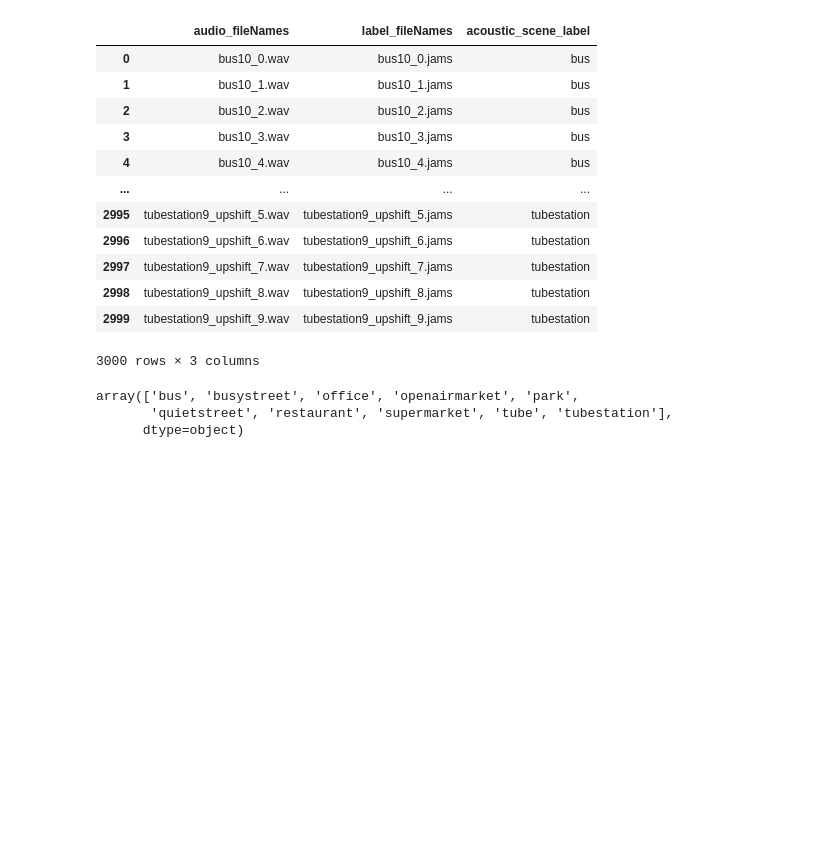
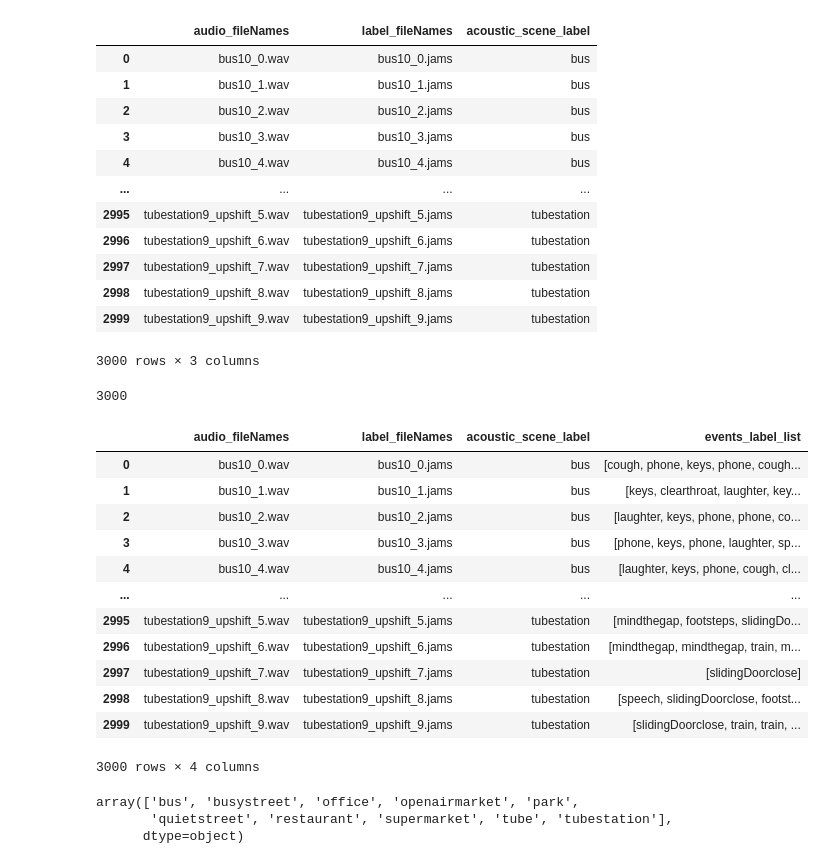
Before and after one commit to darshitttt/ASC_AED_JoinTask, a Jupyter notebook: rough.ipynb, the cells around one changed output. Saved outputs shown, nothing was run; the diff lists cells and outputs as text; code cells hidden in the pictures; blank space fills up the shorter version.

```diff
--- a/rough.ipynb
+++ b/rough.ipynb
@@ -144,3 +162,28 @@ file_count
 | 2998 | tubestation9_upshift_8.wav | tubestation9_upshift_8.jams | tubestation |
 | 2999 | tubestation9_upshift_9.wav | tubestation9_upshift_9.jams | tubestation |
 3000 rows × 3 columns
+# %%
+event_label_list = []
+for file in aud_file_list:
+    event_label_list.append(get_justLabels(os.path.join(DIR, file), True)[1])
+
+len(event_label_list)
+# %% [output]
+3000
+# %%
+file_count['events_label_list'] = event_label_list
+file_count
+# %% [output]
+|  | audio_fileNames | label_fileNames | acoustic_scene_label | events_label_list |
+| 0 | bus10_0.wav | bus10_0.jams | bus | [cough, phone, keys, phone, cough... |
+| 1 | bus10_1.wav | bus10_1.jams | bus | [keys, clearthroat, laughter, key... |
+| 2 | bus10_2.wav | bus10_2.jams | bus | [laughter, keys, phone, phone, co... |
+| 3 | bus10_3.wav | bus10_3.jams | bus | [phone, keys, phone, laughter, sp... |
+| 4 | bus10_4.wav | bus10_4.jams | bus | [laughter, keys, phone, cough, cl... |
+| ... | ... | ... | ... | ... |
+| 2995 | tubestation9_upshift_5.wav | tubestation9_upshift_5.jams | tubestation | [mindthegap, footsteps, slidingDo... |
+| 2996 | tubestation9_upshift_6.wav | tubestation9_upshift_6.jams | tubestation | [mindthegap, mindthegap, train, m... |
+| 2997 | tubestation9_upshift_7.wav | tubestation9_upshift_7.jams | tubestation | [slidingDoorclose] |
+| 2998 | tubestation9_upshift_8.wav | tubestation9_upshift_8.jams | tubestation | [speech, slidingDoorclose, footst... |
+| 2999 | tubestation9_upshift_9.wav | tubestation9_upshift_9.jams | tubestation | [slidingDoorclose, train, train, ... |
+3000 rows × 4 columns
```
Also changed, not shown: parts of 2 cells of this notebook, 1 other file.
